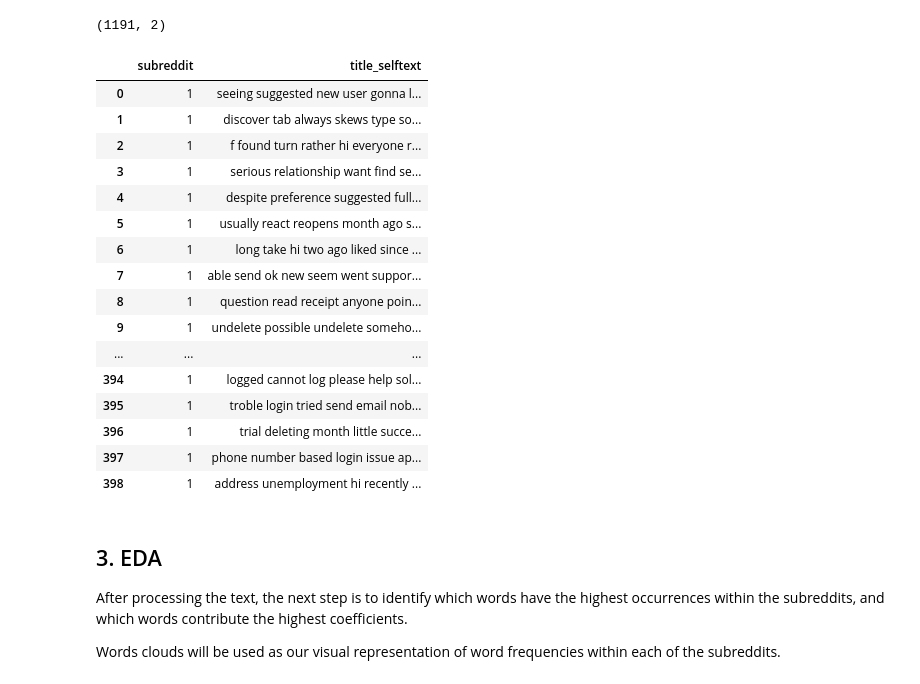
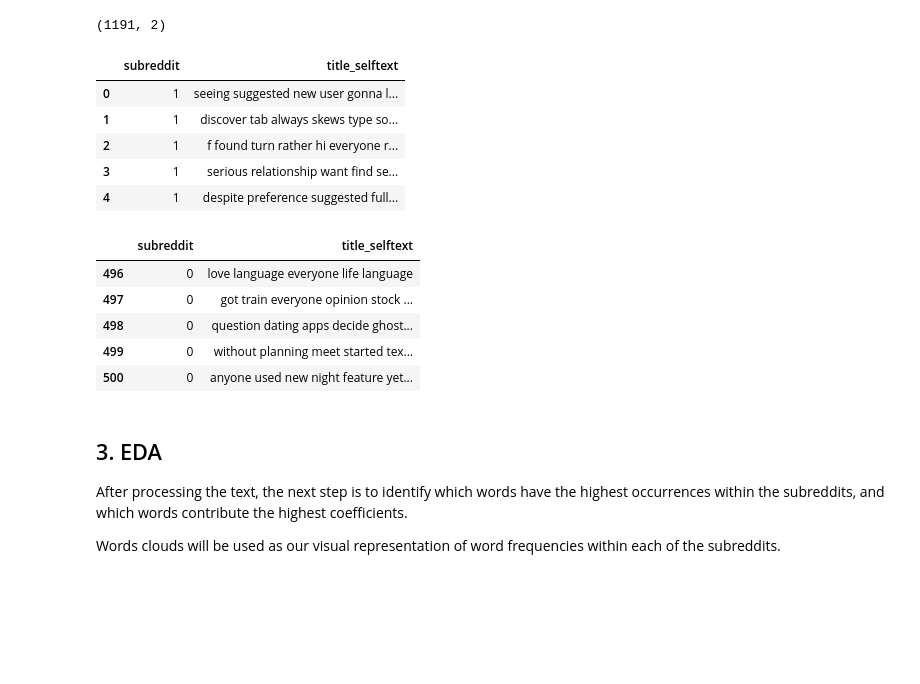
Before and after one commit to geh-si-rong/general-assembly-projects, a Jupyter notebook: project 3/code/Project 3 - Reddit API Dating Apps #2 EDA, Preprocessing, Modelling .ipynb, the cells around one changed output. Saved outputs shown, nothing was run; the diff lists cells and outputs as text; code cells hidden in the pictures; blank space fills up the shorter version.

```diff
--- a/project 3/code/Project 3 - Reddit API Dating Apps #2 EDA, Preprocessing, Modelling .ipynb
+++ b/project 3/code/Project 3 - Reddit API Dating Apps #2 EDA, Preprocessing, Modelling .ipynb
@@ -186,25 +169,23 @@ df_combined.shape
 # %%
 # Assign 1 to CMB, 0 to Bumble
 df_combined['subreddit'] = df_combined['subreddit'].map(lambda x: 1 if x == 'coffeemeetsbagel' else 0)
-df_combined
+df_combined.head()
 # %% [output]
 |  | subreddit | title_selftext |
 | 0 | 1 | seeing suggested new user gonna l... |
 | 1 | 1 | discover tab always skews type so... |
 | 2 | 1 | f found turn rather hi everyone r... |
 | 3 | 1 | serious relationship want find se... |
 | 4 | 1 | despite preference suggested full... |
-| 5 | 1 | usually react reopens month ago s... |
-| 6 | 1 | long take hi two ago liked since ... |
-| 7 | 1 | able send ok new seem went suppor... |
-| 8 | 1 | question read receipt anyone poin... |
-| 9 | 1 | undelete possible undelete someho... |
-| ... | ... | ... |
-| 394 | 1 | logged cannot log please help sol... |
-| 395 | 1 | troble login tried send email nob... |
-| 396 | 1 | trial deleting month little succe... |
-| 397 | 1 | phone number based login issue ap... |
-| 398 | 1 | address unemployment hi recently ... |
+# %%
+df_combined.tail()
+# %% [output]
+|  | subreddit | title_selftext |
+| 496 | 0 | love language everyone life language |
+| 497 | 0 | got train everyone opinion stock ... |
+| 498 | 0 | question dating apps decide ghost... |
+| 499 | 0 | without planning meet started tex... |
+| 500 | 0 | anyone used new night feature yet... |
 # %% [markdown]
 ## 3. EDA
 
```
Also changed, not shown: parts of 82 cells of this notebook, 17 other files.
